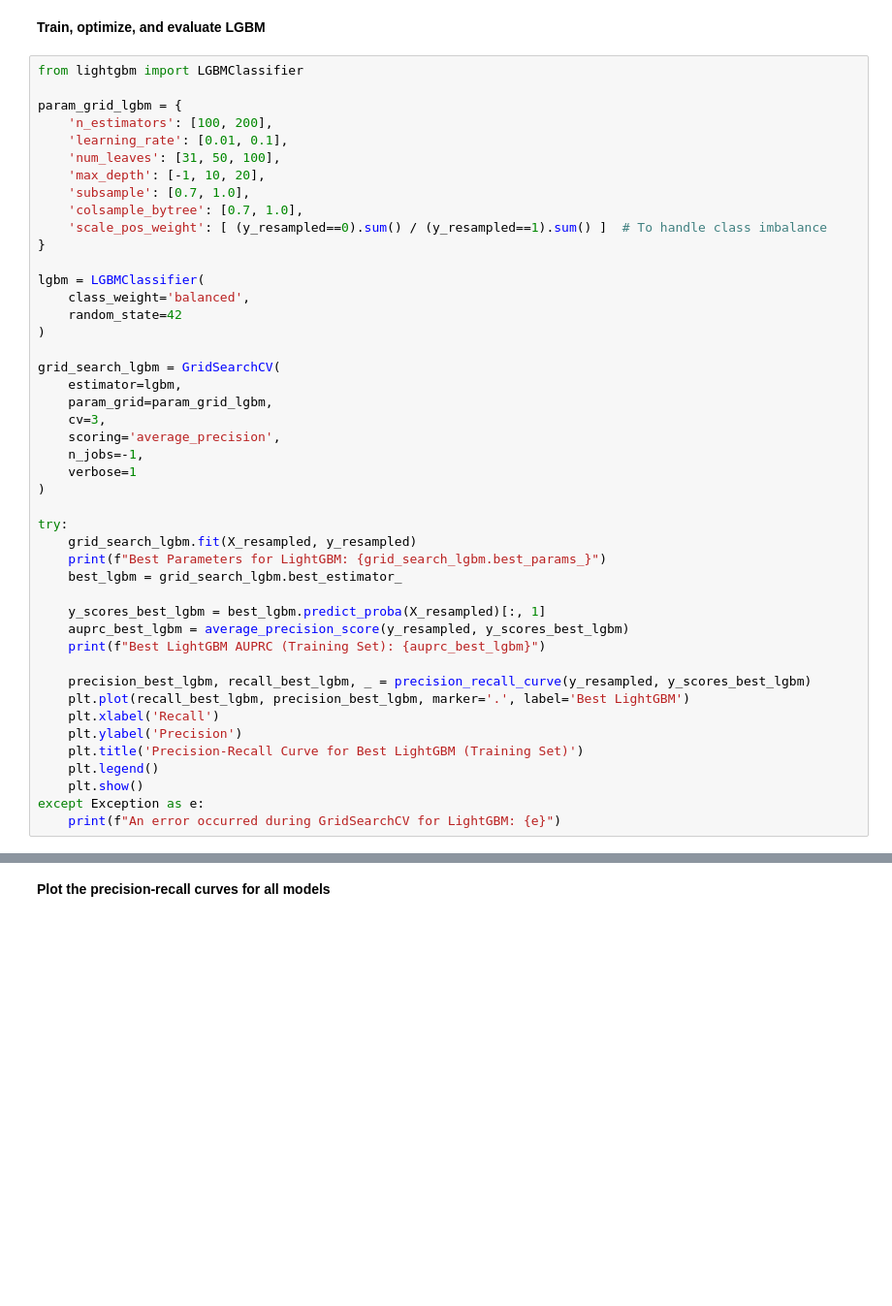
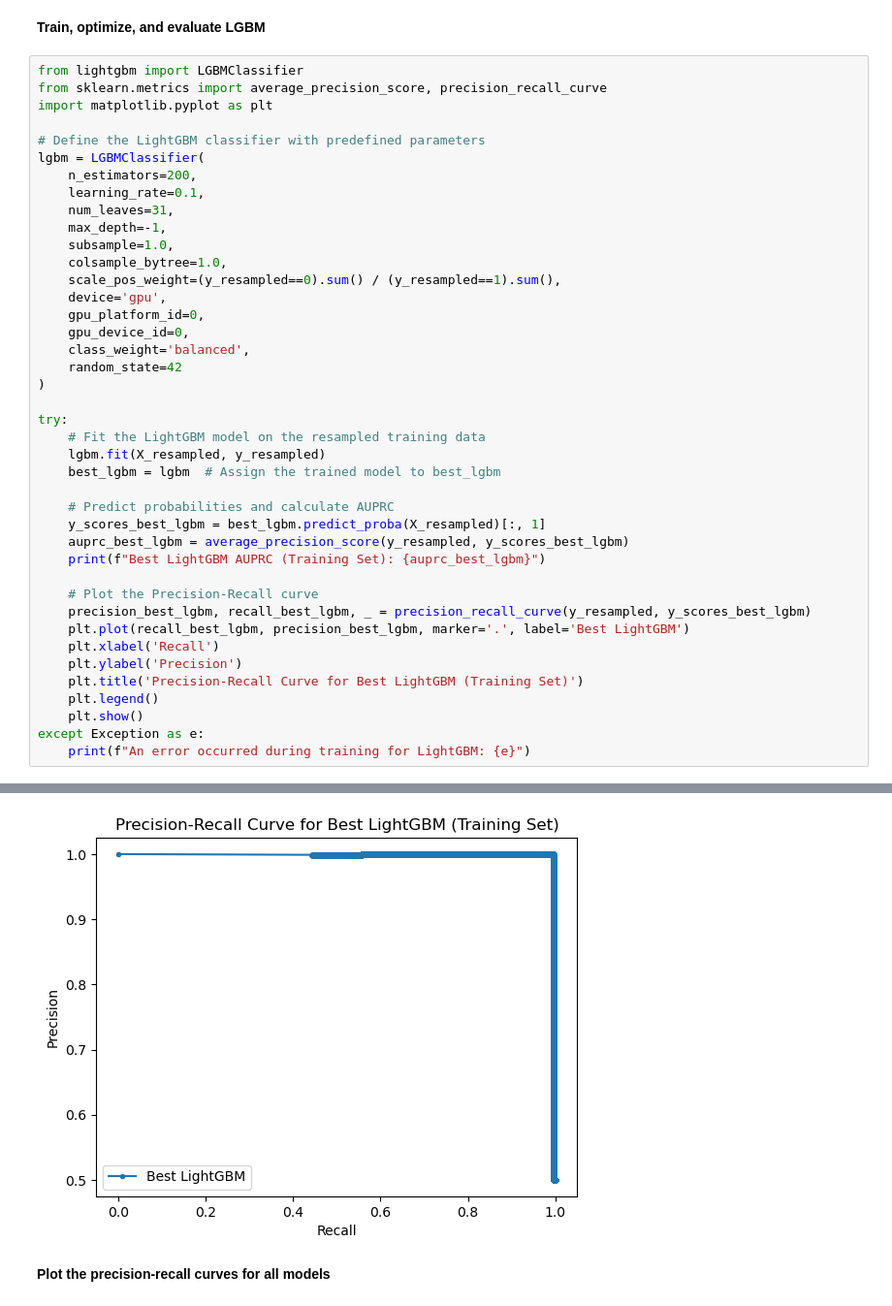
Before and after one commit to PanickerAnsel/frauddetection, a Jupyter notebook: mltraining.ipynb, the cells around one changed output, grey strips where cells are left out. Shown at 97% size. Drawn from its saved outputs; the diff is of its cells as text; blank space fills up the shorter version.

```diff
--- a/mltraining.ipynb
+++ b/mltraining.ipynb
@@ -253,40 +187,36 @@ XGBoost AUPRC (Training Set): 1.0
 **Train, optimize, and evaluate LGBM**
 # %%
 from lightgbm import LGBMClassifier
+from sklearn.metrics import average_precision_score, precision_recall_curve
+import matplotlib.pyplot as plt
 
-param_grid_lgbm = {
-    'n_estimators': [100, 200],
-    'learning_rate': [0.01, 0.1],
-    'num_leaves': [31, 50, 100],
-    'max_depth': [-1, 10, 20],
-    'subsample': [0.7, 1.0],
-    'colsample_bytree': [0.7, 1.0],
-    'scale_pos_weight': [ (y_resampled==0).sum() / (y_resampled==1).sum() ]  # To handle class imbalance
-}
-
+# Define the LightGBM classifier with predefined parameters
 lgbm = LGBMClassifier(
+    n_estimators=200,
+    learning_rate=0.1,
+    num_leaves=31,
+    max_depth=-1,
+    subsample=1.0,
+    colsample_bytree=1.0,
+    scale_pos_weight=(y_resampled==0).sum() / (y_resampled==1).sum(),
+    device='gpu',
+    gpu_platform_id=0,
+    gpu_device_id=0,
     class_weight='balanced',
     random_state=42
 )
 
-grid_search_lgbm = GridSearchCV(
-    estimator=lgbm,
-    param_grid=param_grid_lgbm,
-    cv=3,
-    scoring='average_precision',
-    n_jobs=-1,
-    verbose=1
-)
+try:
+    # Fit the LightGBM model on the resampled training data
+    lgbm.fit(X_resampled, y_resampled)
+    best_lgbm = lgbm  # Assign the trained model to best_lgbm
 
-try:
-    grid_search_lgbm.fit(X_resampled, y_resampled)
-    print(f"Best Parameters for LightGBM: {grid_search_lgbm.best_params_}")
-    best_lgbm = grid_search_lgbm.best_estimator_
-
+    # Predict probabilities and calculate AUPRC
     y_scores_best_lgbm = best_lgbm.predict_proba(X_resampled)[:, 1]
     auprc_best_lgbm = average_precision_score(y_resampled, y_scores_best_lgbm)
     print(f"Best LightGBM AUPRC (Training Set): {auprc_best_lgbm}")
 
+    # Plot the Precision-Recall curve
     precision_best_lgbm, recall_best_lgbm, _ = precision_recall_curve(y_resampled, y_scores_best_lgbm)
     plt.plot(recall_best_lgbm, precision_best_lgbm, marker='.', label='Best LightGBM')
     plt.xlabel('Recall')
@@ -295,6 +225,6 @@ try:
     plt.legend()
     plt.show()
 except Exception as e:
-    print(f"An error occurred during GridSearchCV for LightGBM: {e}")
+    print(f"An error occurred during training for LightGBM: {e}")
 # %% [output]
 [LightGBM] [Info] Number of positive: 227451, number of negative: 227451
@@ -307,3 +242,4 @@ LightGBM AUPRC (Training Set): 0.9999895358162825
+[figure, added]
 # %% [markdown]
 **Plot the precision-recall curves for all models**
 # %%
```
Also changed, not shown: parts of 18 cells of this notebook.
